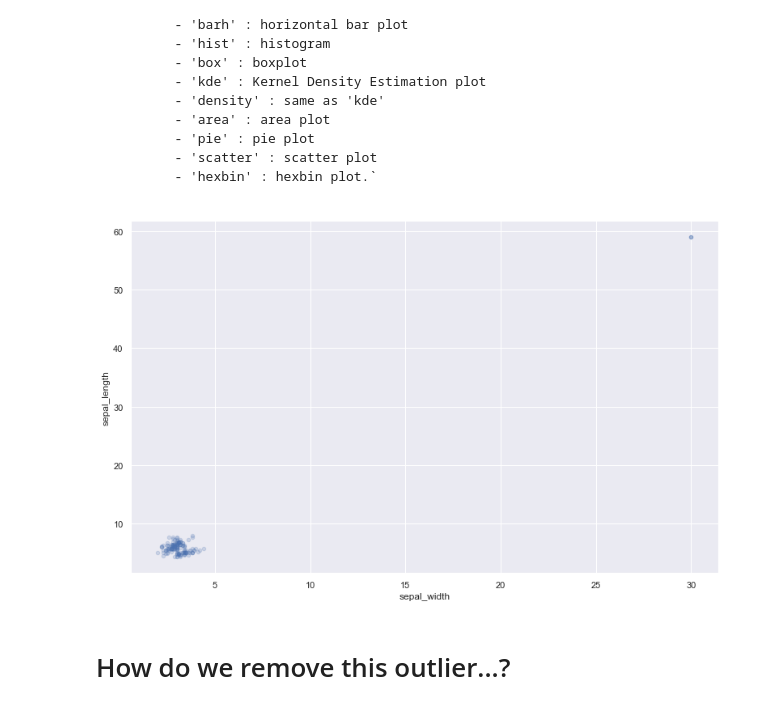
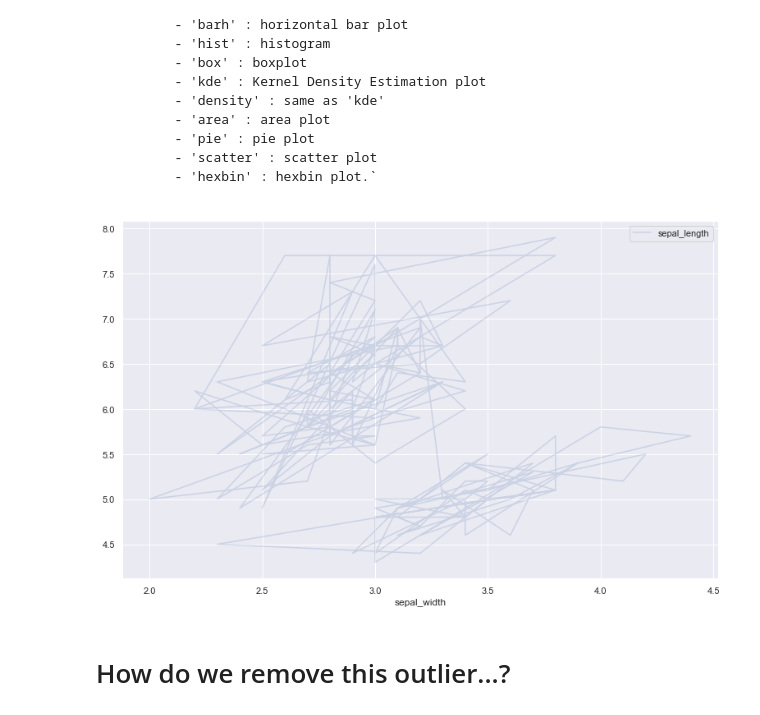
Before and after one commit to yumichelle/2021-spring-data-science, a Jupyter notebook: Week2-EDA/Lecture-EDA.ipynb, the cells around one changed output. Cells and saved outputs as stored; diff of their text form; code cells hidden in the pictures.

````diff
--- a/Week2-EDA/Lecture-EDA.ipynb
+++ b/Week2-EDA/Lecture-EDA.ipynb
@@ -171,9 +171,9 @@ The kinds of plot we can produce:
         - 'hexbin' : hexbin plot.`
 ```
 # %%
-df.plot(kind='scatter', x='sepal_width', y='sepal_length', figsize=(13,8), alpha=0.2);
+df.plot(kind='line', x='sepal_width', y='sepal_length', figsize=(13,8), alpha=0.2);
 # %% [output]
-[figure, old version]
+[figure, new version]
 # %% [markdown]
 # How do we remove this outlier...?
 # %%
````
Also changed, not shown: parts of 3 cells of this notebook, 1 other file.
